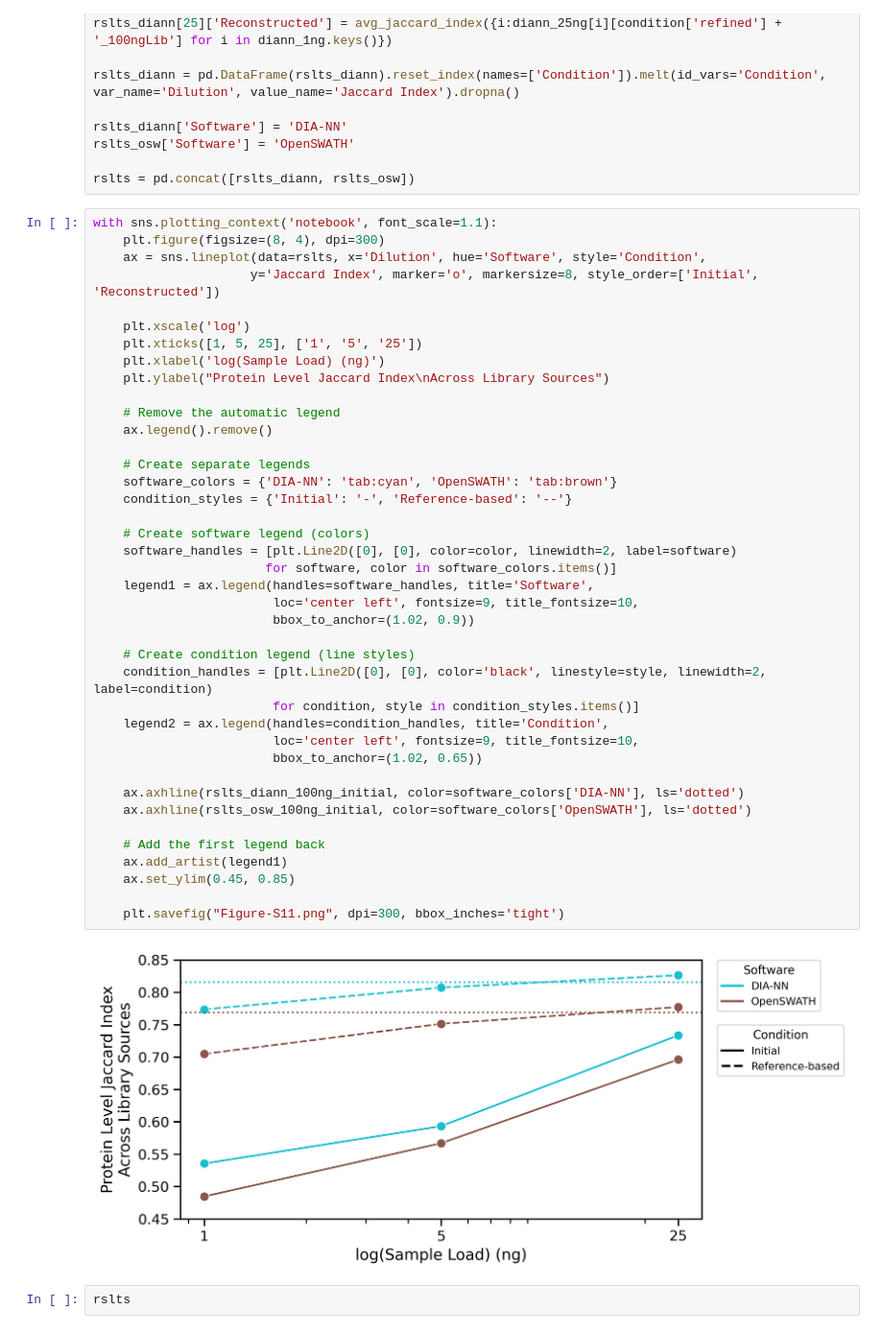
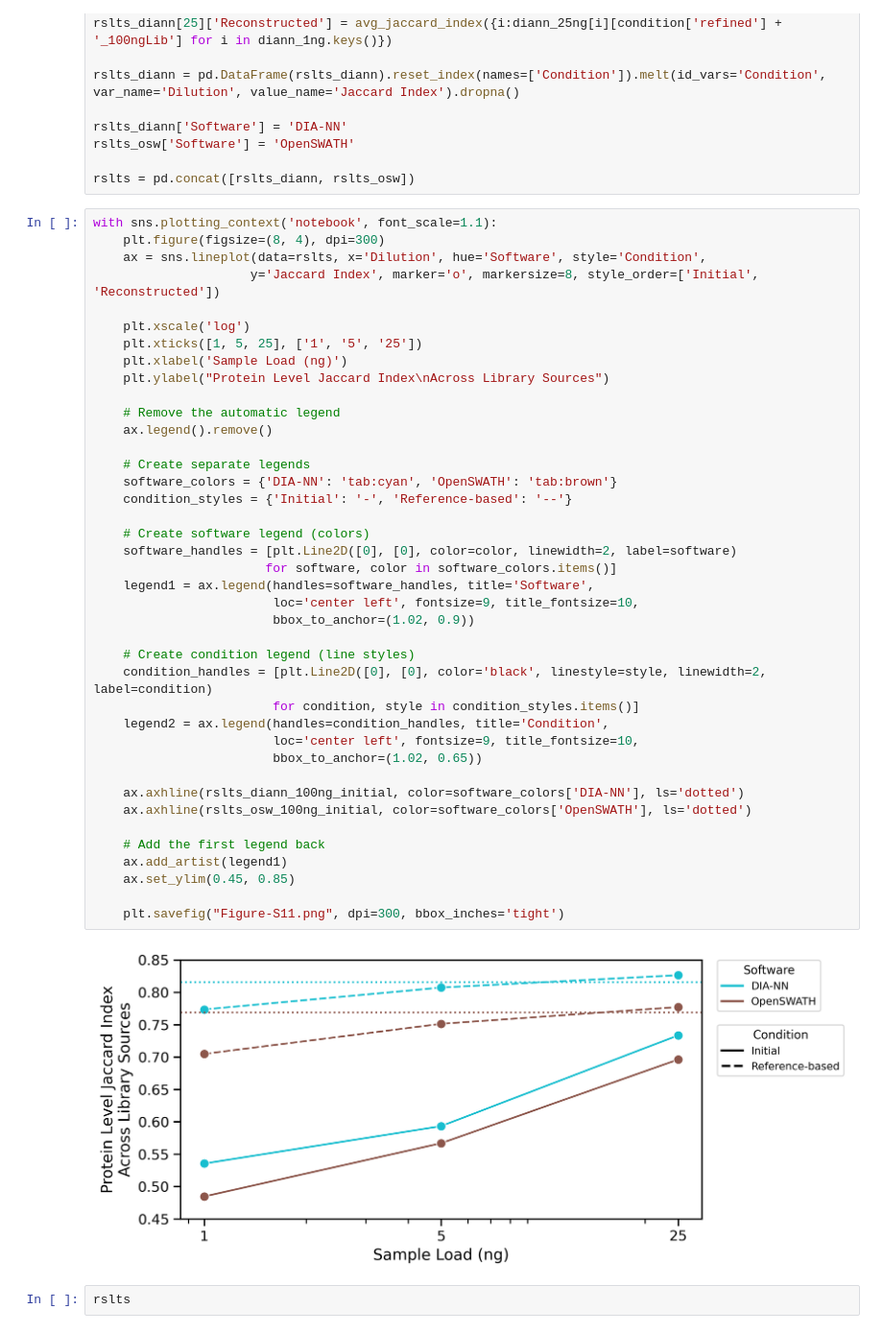
Before and after one commit to jcharkow/reference-based-diaPASEF-Libraries, a Jupyter notebook: figures/Supplemental/Figure-S11.ipynb, the cells around one changed output. Shown at 96% size. Saved outputs shown, nothing was run; the diff lists cells and outputs as text.

```diff
--- a/figures/Supplemental/Figure-S11.ipynb
+++ b/figures/Supplemental/Figure-S11.ipynb
@@ -728,40 +728,40 @@ with sns.plotting_context('notebook', font_scale=1.1):
 
     plt.xscale('log')
     plt.xticks([1, 5, 25], ['1', '5', '25'])
-    plt.xlabel('log(Sample Load) (ng)')
+    plt.xlabel('Sample Load (ng)')
     plt.ylabel("Protein Level Jaccard Index\nAcross Library Sources")
 
     # Remove the automatic legend
     ax.legend().remove()
 
     # Create separate legends
     software_colors = {'DIA-NN': 'tab:cyan', 'OpenSWATH': 'tab:brown'}
     condition_styles = {'Initial': '-', 'Reference-based': '--'}
 
     # Create software legend (colors)
     software_handles = [plt.Line2D([0], [0], color=color, linewidth=2, label=software)
                        for software, color in software_colors.items()]
     legend1 = ax.legend(handles=software_handles, title='Software',
                         loc='center left', fontsize=9, title_fontsize=10,
                         bbox_to_anchor=(1.02, 0.9))
 
     # Create condition legend (line styles)
     condition_handles = [plt.Line2D([0], [0], color='black', linestyle=style, linewidth=2, label=condition)
                         for condition, style in condition_styles.items()]
     legend2 = ax.legend(handles=condition_handles, title='Condition',
                         loc='center left', fontsize=9, title_fontsize=10,
                         bbox_to_anchor=(1.02, 0.65))
 
     ax.axhline(rslts_diann_100ng_initial, color=software_colors['DIA-NN'], ls='dotted')
     ax.axhline(rslts_osw_100ng_initial, color=software_colors['OpenSWATH'], ls='dotted')
 
     # Add the first legend back
     ax.add_artist(legend1)
     ax.set_ylim(0.45, 0.85)
 
     plt.savefig("Figure-S11.png", dpi=300, bbox_inches='tight')
 # %% [output]
-[figure, old version]
+[figure, new version]
 # %%
 rslts
 # %% [output]
```
Also changed, not shown: parts of 4 cells of this notebook, 7 other files.
